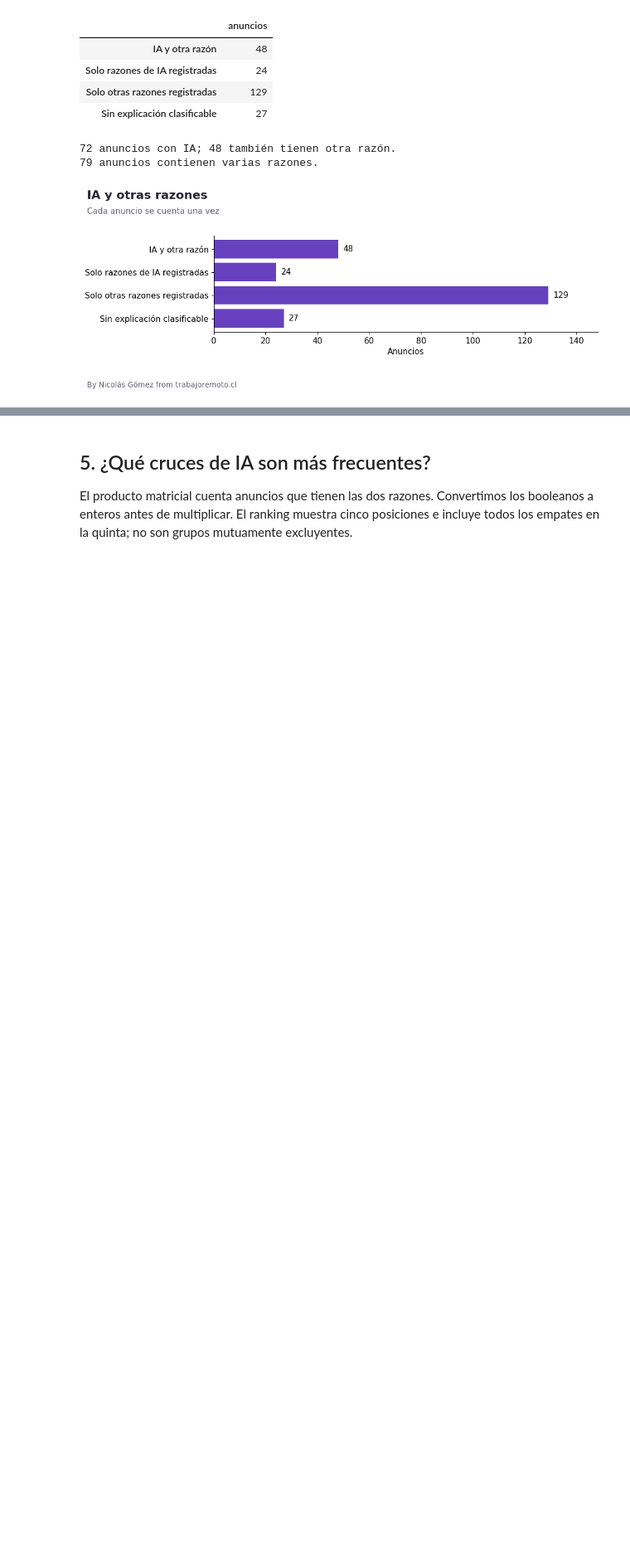
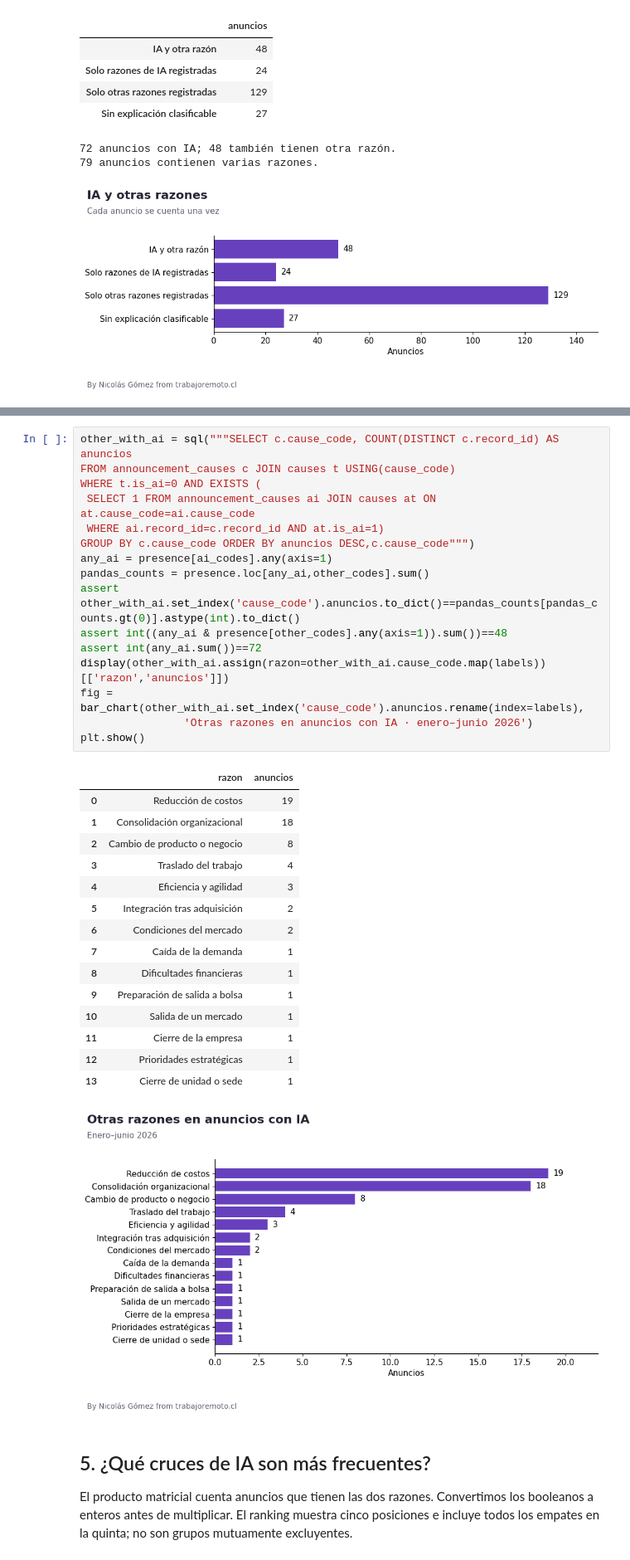
Before and after one commit to muZk/layoffs, a Jupyter notebook: notebooks/explorar_despidos.ipynb, the cells around one changed output, grey strips where cells are left out. Shown at 83% size. Saved outputs shown, nothing was run; the diff lists cells and outputs as text; blank space fills up the shorter version.

Commit message:
Add visual findings draft and align charts with notebook calculations

```diff
--- a/notebooks/explorar_despidos.ipynb
+++ b/notebooks/explorar_despidos.ipynb
@@ -228,3 +234,36 @@ _ = bar_chart(groups, "IA y otras razones · cada anuncio se cuenta una vez")
+# %%
+other_with_ai = sql("""SELECT c.cause_code, COUNT(DISTINCT c.record_id) AS anuncios
+FROM announcement_causes c JOIN causes t USING(cause_code)
+WHERE t.is_ai=0 AND EXISTS (
+ SELECT 1 FROM announcement_causes ai JOIN causes at ON at.cause_code=ai.cause_code
+ WHERE ai.record_id=c.record_id AND at.is_ai=1)
+GROUP BY c.cause_code ORDER BY anuncios DESC,c.cause_code""")
+any_ai = presence[ai_codes].any(axis=1)
+pandas_counts = presence.loc[any_ai,other_codes].sum()
+assert other_with_ai.set_index('cause_code').anuncios.to_dict()==pandas_counts[pandas_counts.gt(0)].astype(int).to_dict()
+assert int((any_ai & presence[other_codes].any(axis=1)).sum())==48
+assert int(any_ai.sum())==72
+display(other_with_ai.assign(razon=other_with_ai.cause_code.map(labels))[['razon','anuncios']])
+fig = bar_chart(other_with_ai.set_index('cause_code').anuncios.rename(index=labels),
+                'Otras razones en anuncios con IA · enero–junio 2026')
+plt.show()
+# %% [output]
+|  | razon | anuncios |
+| 0 | Reducción de costos | 19 |
+| 1 | Consolidación organizacional | 18 |
+| 2 | Cambio de producto o negocio | 8 |
+| 3 | Traslado del trabajo | 4 |
+| 4 | Eficiencia y agilidad | 3 |
+| 5 | Integración tras adquisición | 2 |
+| 6 | Condiciones del mercado | 2 |
+| 7 | Caída de la demanda | 1 |
+| 8 | Dificultades financieras | 1 |
+| 9 | Preparación de salida a bolsa | 1 |
+| 10 | Salida de un mercado | 1 |
+| 11 | Cierre de la empresa | 1 |
+| 12 | Prioridades estratégicas | 1 |
+| 13 | Cierre de unidad o sede | 1 |
+[figure, added]
 # %% [markdown]
 <a id="cruces"></a>
 
```
Also changed, not shown: parts of 4 cells of this notebook, 11 other files.
